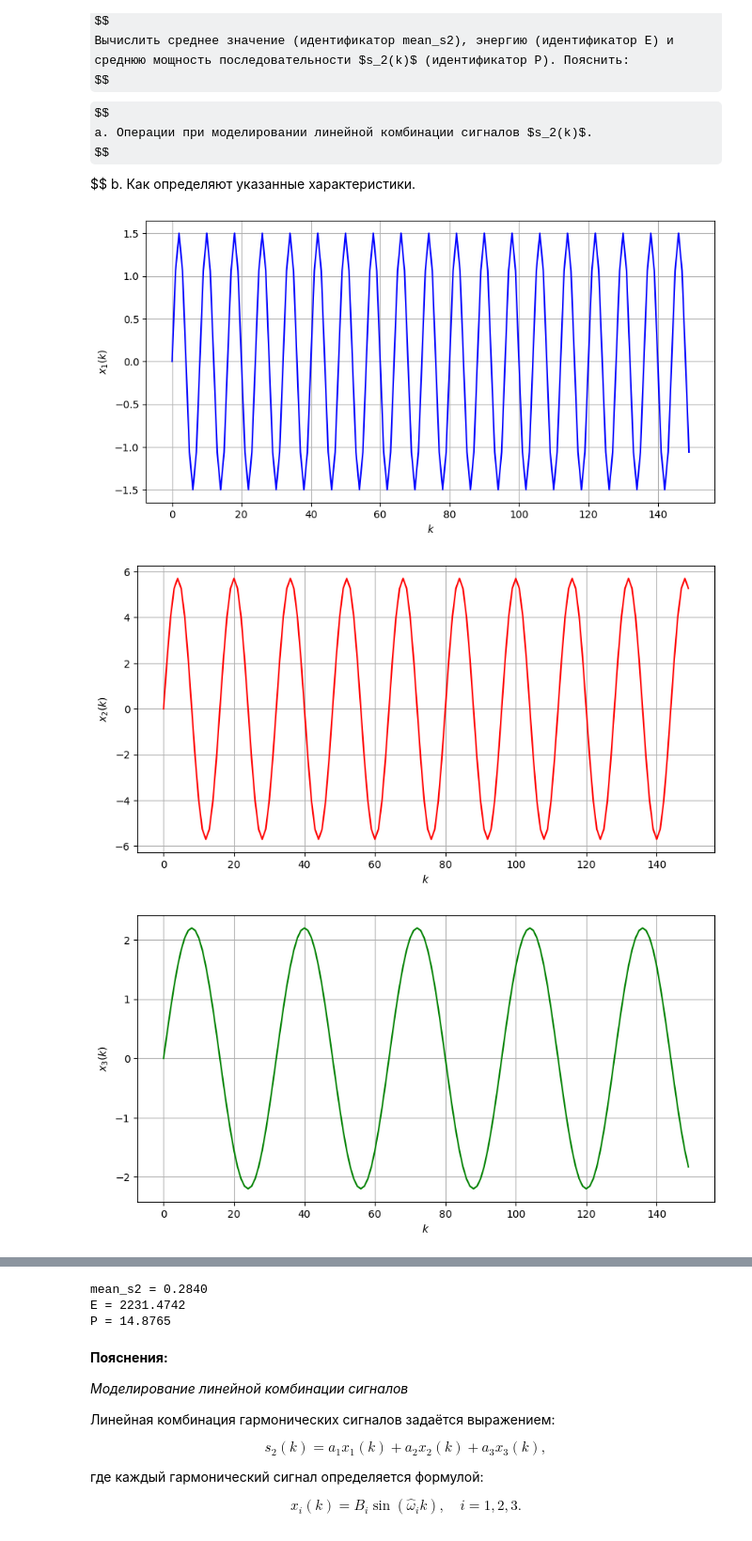
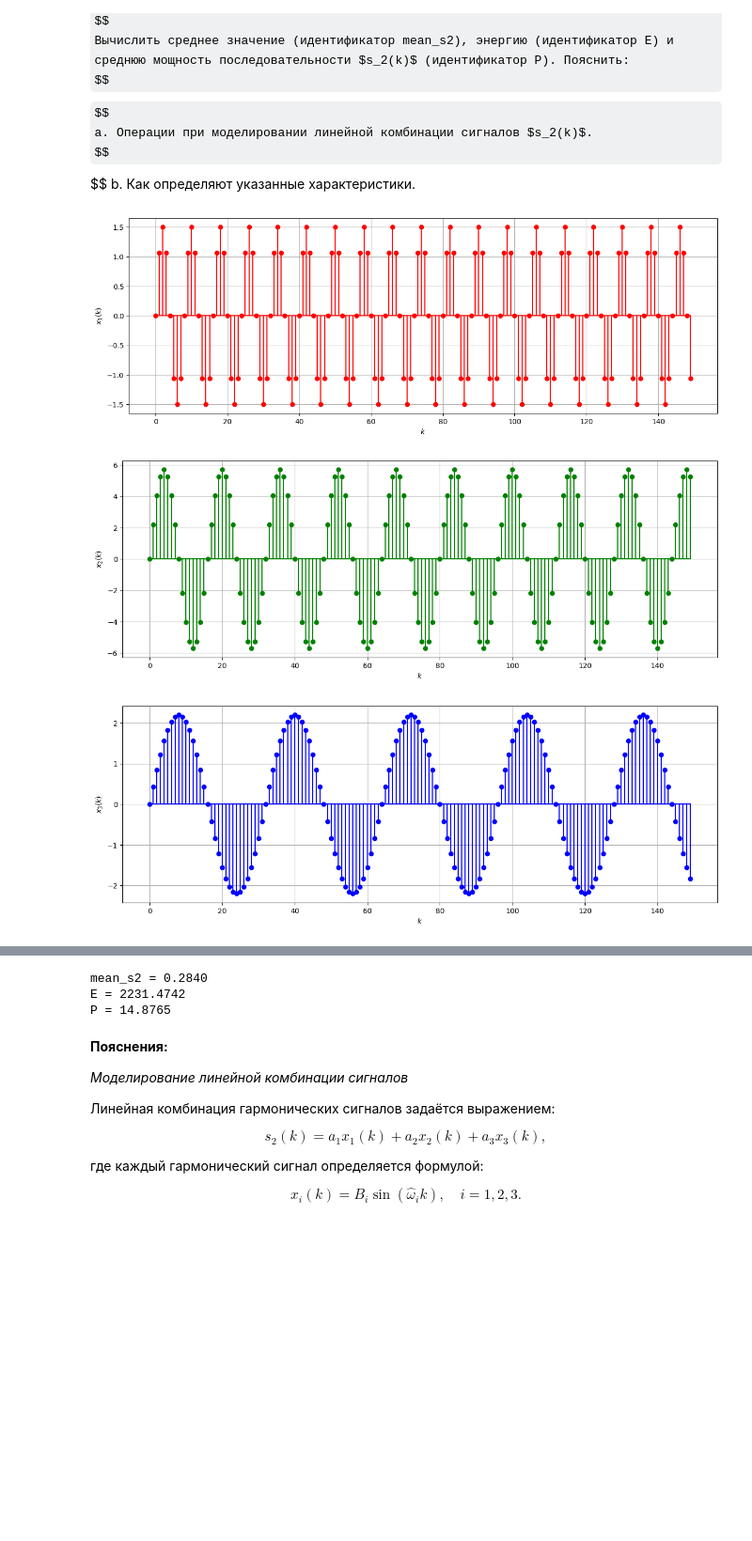
Before and after one commit to the-mvi/dsp-2025, a Jupyter notebook: 2384_Damakin_RP_Ismailov_MV/lab2.ipynb, the cells around one changed output, grey strips where cells are left out. Shown at 94% size. Cells and saved outputs as stored; diff of their text form; code cells hidden in the pictures; some formulas as TeX source; blank space fills up the shorter version.

Commit message:
stem in 2nd task

```diff
--- a/2384_Damakin_RP_Ismailov_MV/lab2.ipynb
+++ b/2384_Damakin_RP_Ismailov_MV/lab2.ipynb
@@ -214,45 +214,45 @@ $$$$
 b. Как определяют указанные характеристики.
 # %%
 # График 1-го гармонического сигнала
-plt.figure(figsize=(10,5))
-plt.plot(Xn5, x1_Y, color='blue', label='$x_1(k)$')
+plt.figure(figsize=(15,5))
+plt.stem(Xn5, x1_Y, linefmt="r", basefmt="r", markerfmt="ro")
 plt.ylabel('$x_1(k)$')
 plt.xlabel('$k$')
 plt.grid(True)
 
 # График 2-го гармонического сигнала
-plt.figure(figsize=(10,5))
-plt.plot(Xn5, x2_Y, color='red', label='$x_2(k)$')
+plt.figure(figsize=(15,5))
+plt.stem(Xn5, x2_Y, linefmt="g", basefmt="g", markerfmt="go")
 plt.ylabel('$x_2(k)$')
 plt.xlabel('$k$')
 plt.grid(True)
 
 # График 3-го гармонического сигнала
-plt.figure(figsize=(10,5))
-plt.plot(Xn5, x3_Y, color='green', label='$x_3(k)$')
+plt.figure(figsize=(15,5))
+plt.stem(Xn5, x3_Y, linefmt="b", basefmt="b", markerfmt="bo")
 plt.ylabel('$x_3(k)$')
 plt.xlabel('$k$')
 plt.grid(True)
 
 
 # График линейной комбинации сигналов
-plt.figure(figsize=(10,5))
-plt.plot(Xn5, s2_Y, color='black', label='$s_2(k)$')
+plt.figure(figsize=(15,5))
+plt.stem(Xn5, s2_Y, linefmt="k", basefmt="k", markerfmt="ko")
 plt.ylabel('$s_2(k)$')
 plt.xlabel('$k$')
 plt.grid(True)
 
 plt.show()
 
 
 # Среднее значение
 mean_s2 = np.mean(s2_Y)
 # Энергия
 E = sum([s ** 2 for s in s2_Y])
 # Мощность
 P = E / len(s2_Y)
 print(f'mean_s2 = {mean_s2:.4f} \nE = {E:.4f} \nP = {P:.4f}')
 # %% [output]
-[figure, old version]
+[figure, new version]
-[figure, old version]
+[figure, new version]
-[figure, old version]
+[figure, new version]
```
Also changed, not shown: parts of 1 cell of this notebook.
